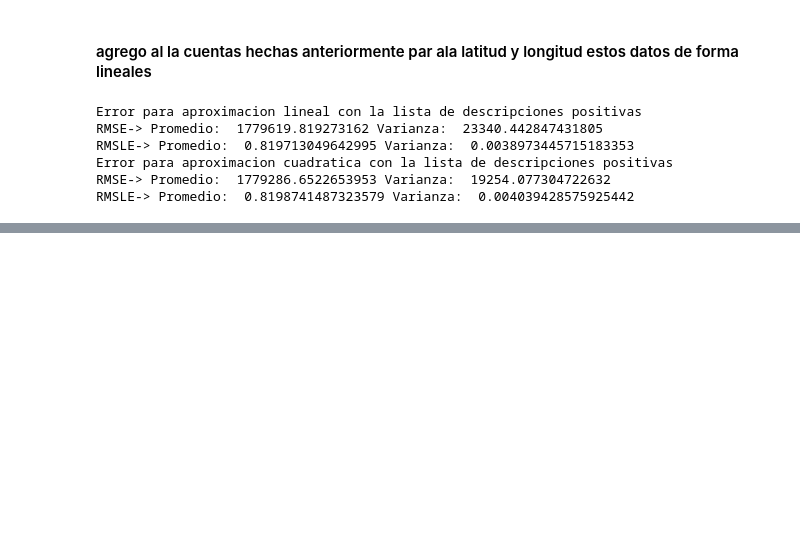
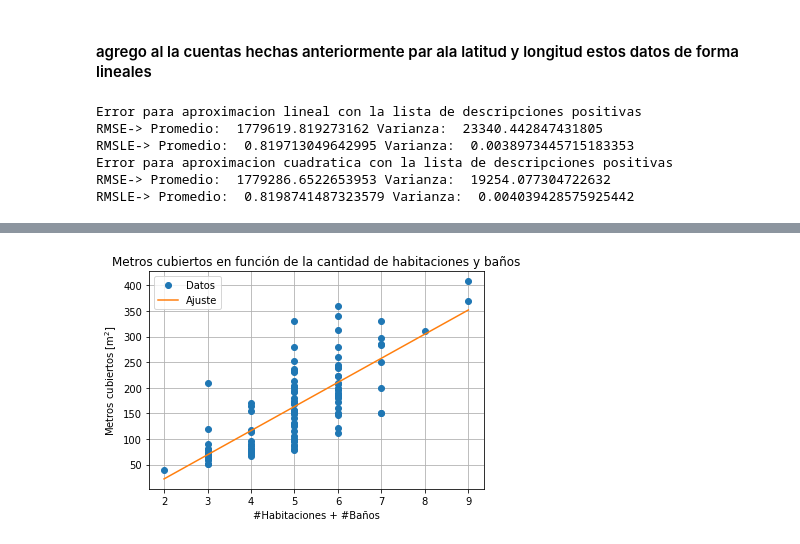
Before and after one commit to fyulita/metodos-tp3, a Jupyter notebook: notebooks/Notebook.ipynb, the cells around one changed output, grey strips where cells are left out. Cells and saved outputs as stored; diff of their text form; code cells hidden in the pictures; blank space fills up the shorter version.

Commit message:
Metros cubiertos en funcion de habitaciones y metros totales

```diff
--- a/notebooks/Notebook.ipynb
+++ b/notebooks/Notebook.ipynb
@@ -639,0 +647,26 @@ RMSLE-> Promedio:  0.8198741487323579 Varianza:  0.004039428575925442
+# %%
+train100 = train.dropna().sample(100, random_state = seed)
+# %%
+y_data100 = train100["metroscubiertos"]
+x_data100 = train100["habitaciones"] + train100["banos"]
+# %%
+
+ajuste = metnum.LinearRegression()
+ajuste.fit(x_data100 , y_data100)
+# %%
+x_graph = np.linspace(np.min(x_data100), np.max(x_data100), 1000)
+y_graph = ajuste.predict(x_graph)
+
+y_graph = y_graph.reshape(y_graph.shape[0])
+
+plt.figure(5)
+plt.title("Metros cubiertos en función de la cantidad de habitaciones y baños")
+plt.plot(x_data100, y_data100, "o", label="Datos")
+plt.plot(x_graph, y_graph, "-", label="Ajuste")
+plt.grid()
+plt.legend()
+plt.xlabel("#Habitaciones + #Baños")
+plt.ylabel(r"Metros cubiertos [$\mathrm{m}^2$]")
+plt.show()
+# %% [output]
+[figure, added]
```
Also changed, not shown: parts of 16 cells of this notebook.
